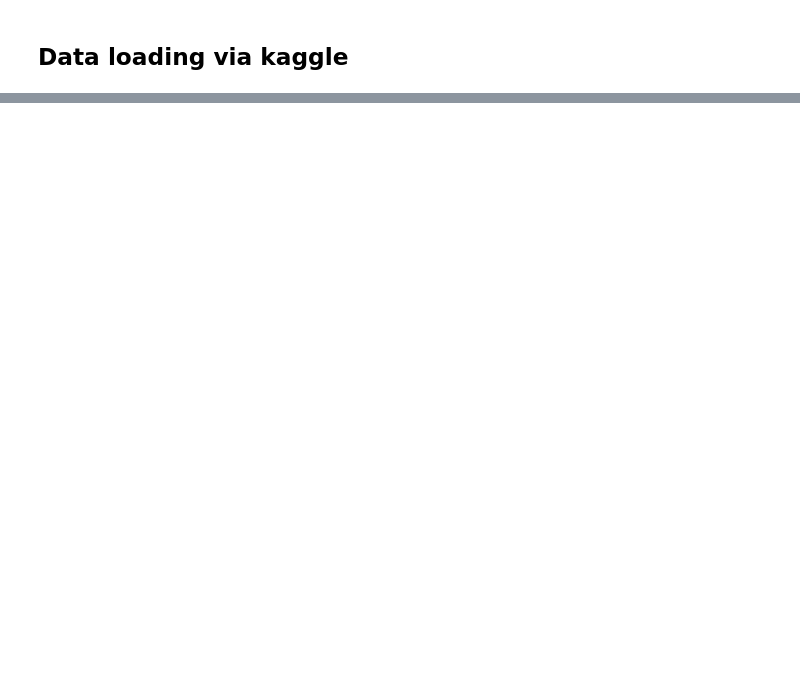
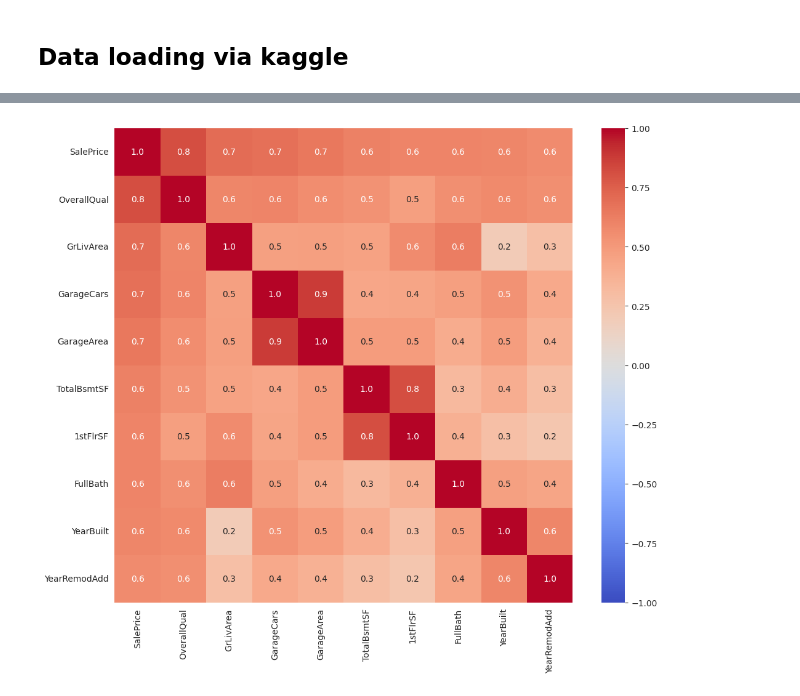
Before and after one commit to Yashtiii/Predicting-house-market-trend, a Jupyter notebook: house_market_trend.ipynb, the cells around one changed output, grey strips where cells are left out. Saved outputs shown, nothing was run; the diff lists cells and outputs as text; code cells hidden in the pictures; blank space fills up the shorter version.

```diff
--- a/house_market_trend.ipynb
+++ b/house_market_trend.ipynb
@@ -42,0 +270,6 @@ sns.set_style('whitegrid')
+# %%
+# Let's create a heatmap for the top 10 values.
+top_corr_features = corrmat.nlargest(10,'SalePrice').index
+print(top_corr_features)
+top_corr_matrix = train_df[top_corr_features].corr()
+top_corr_matrix
@@ -42,0 +291,6 @@ sns.set_style('whitegrid')
+# %%
+plt.figure(figsize=(12,10))
+sns.heatmap(top_corr_matrix,annot=True, fmt='.1f', cmap='coolwarm', vmin = -1, vmax=1)
+plt.show()
+# %% [output]
+[figure, added]
```
Also changed, not shown: parts of 42 cells of this notebook.
